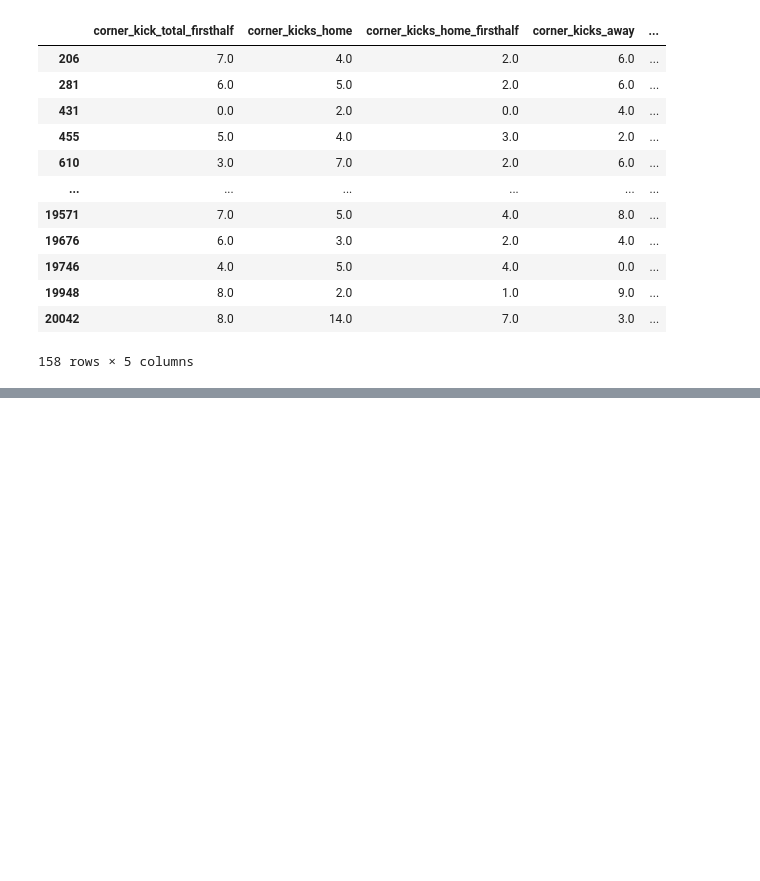
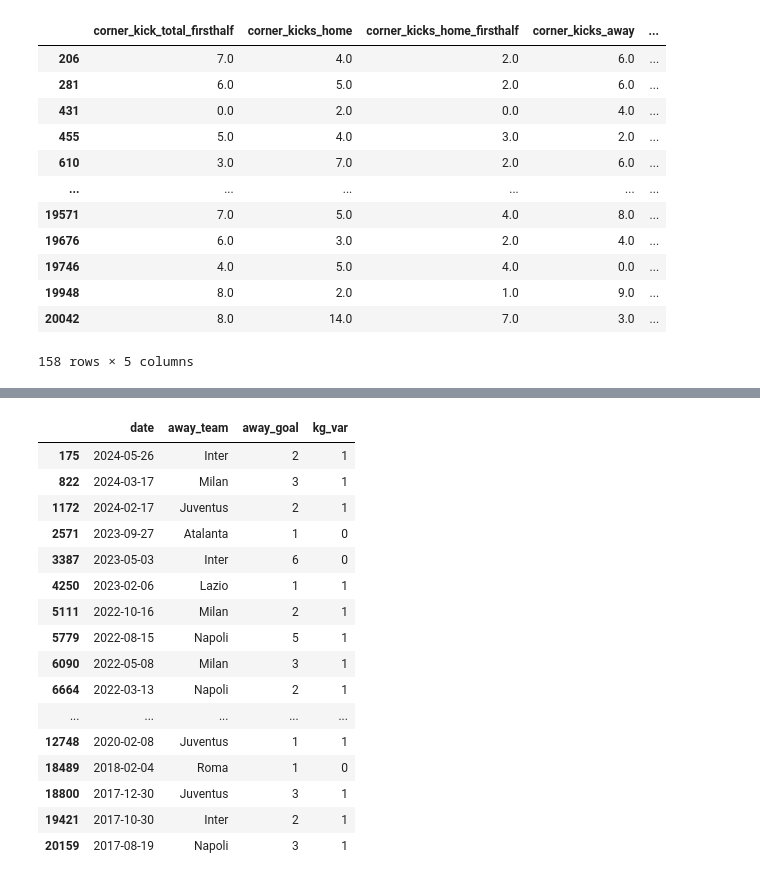
Before and after one commit to jesustr/sofa_calisma, a Jupyter notebook: sofa_functions.ipynb, the cells around one changed output, grey strips where cells are left out. Cells and saved outputs as stored; diff of their text form; code cells hidden in the pictures; blank space fills up the shorter version.

```diff
--- a/sofa_functions.ipynb
+++ b/sofa_functions.ipynb
@@ -151,0 +157,20 @@ df.shape
+# %%
+df[(df.home_team == 'Verona') & (df.place_away < 5)][['date','away_team','away_goal','kg_var']][:50]
+# %% [output]
+|  | date | away_team | away_goal | kg_var |
+| 175 | 2024-05-26 | Inter | 2 | 1 |
+| 822 | 2024-03-17 | Milan | 3 | 1 |
+| 1172 | 2024-02-17 | Juventus | 2 | 1 |
+| 2571 | 2023-09-27 | Atalanta | 1 | 0 |
+| 3387 | 2023-05-03 | Inter | 6 | 0 |
+| 4250 | 2023-02-06 | Lazio | 1 | 1 |
+| 5111 | 2022-10-16 | Milan | 2 | 1 |
+| 5779 | 2022-08-15 | Napoli | 5 | 1 |
+| 6090 | 2022-05-08 | Milan | 3 | 1 |
+| 6664 | 2022-03-13 | Napoli | 2 | 1 |
+| ... | ... | ... | ... | ... |
+| 12748 | 2020-02-08 | Juventus | 1 | 1 |
+| 18489 | 2018-02-04 | Roma | 1 | 0 |
+| 18800 | 2017-12-30 | Juventus | 3 | 1 |
+| 19421 | 2017-10-30 | Inter | 2 | 1 |
+| 20159 | 2017-08-19 | Napoli | 3 | 1 |
```
Also changed, not shown: parts of 7 cells of this notebook, 1 other file.
